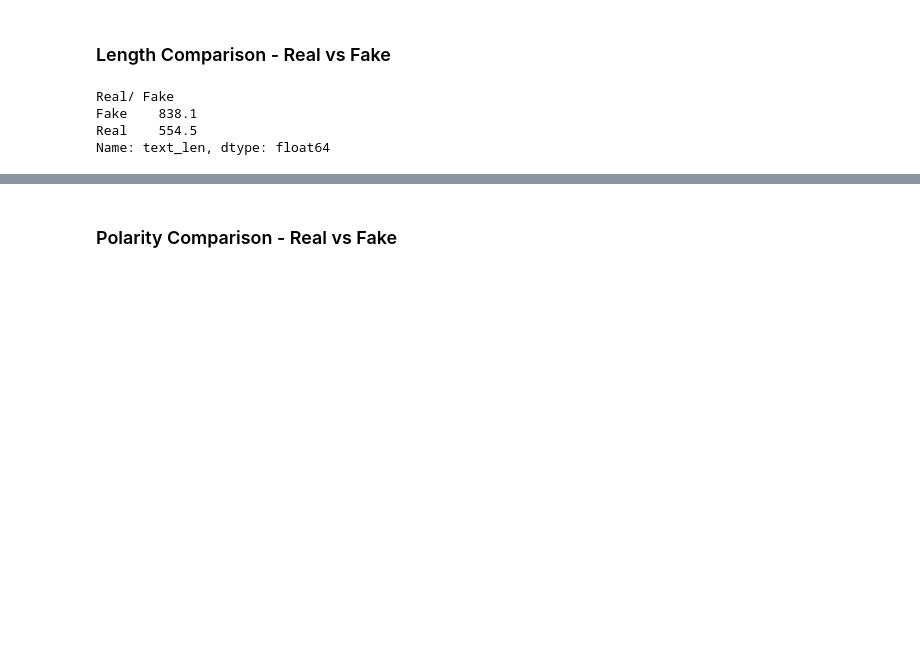
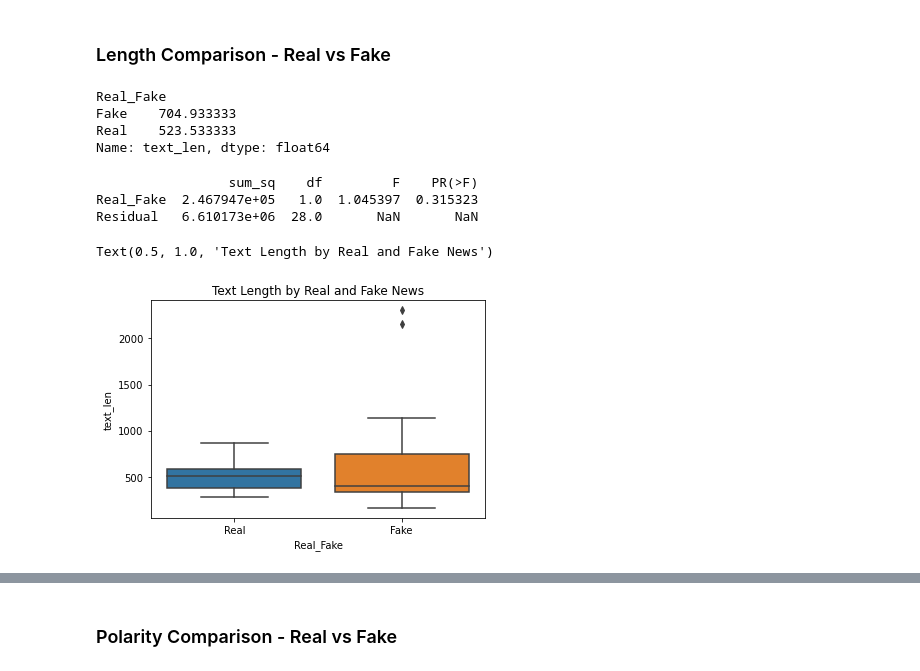
Before and after one commit to holcombek/si485, a Jupyter notebook: topic_summ_nlp.ipynb, the cells around one changed output, grey strips where cells are left out. Cells and saved outputs as stored; diff of their text form; code cells hidden in the pictures; blank space fills up the shorter version.

```diff
--- a/topic_summ_nlp.ipynb
+++ b/topic_summ_nlp.ipynb
@@ -76,17 +76,19 @@ manual_dataset
 def remove_news_agency_name(text):
     return re.sub(r"Reuters|AP|New York Times|Washington Post|Business Insider|Atlantic|Fox News|National Review|Talking Points Memo|Buzzfeed News|Guardian|NPR|Vox|CNN|BBC|Bloomberg|Daily Mail|21st Century Wire|21st Century|Al Jazeera|21WIRE|ABC News", "", text)
 # %%
-manual_dataset['Text'] = manual_dataset.Text.apply(lambda x: remove_news_agency_name(str(x)))
+news_dataset['Text'] = news_dataset.Text.apply(lambda x: remove_news_agency_name(str(x)))
 # %%
-manual_dataset['Text'] = manual_dataset.Text.apply(lambda x:str(x))
-manual_dataset['Text'] = manual_dataset.Text.apply(lambda x:x.lower())
-manual_dataset['Text'] = manual_dataset.Text.apply(lambda x:re.sub(r'[^\w\s]+', ' ', x))
+# cleaning text column for analysis
+
+news_dataset['Text'] = news_dataset.Text.apply(lambda x:str(x))
+news_dataset['Text'] = news_dataset.Text.apply(lambda x:x.lower())
+news_dataset['Text'] = news_dataset.Text.apply(lambda x:re.sub(r'[^\w\s]+', ' ', x))
 nltk.download('stopwords')
 stop_words = set(stopwords.words('english'))
 def remove_stopwords(txt):
     no_stopwords = [word for word in txt.split() if word not in stop_words]
     return ' '.join(no_stopwords)
-manual_dataset['Text'] = manual_dataset['Text'].apply(remove_stopwords)
+news_dataset['Text'] = news_dataset['Text'].apply(remove_stopwords)
 nltk.download('punkt')
 # %% [output]
 [nltk_data] Downloading package stopwords to
@@ -107,7 +120,22 @@ manual_dataset['text_len'] = manual_dataset['Text'].apply(lambda x: len(x.split(
 # %%
-manual_dataset.groupby('Real/ Fake')['text_len'].mean()
+news_dataset.groupby('Real_Fake')['text_len'].mean()
 # %% [output]
-Real/ Fake
-Fake    838.1
-Real    554.5
+Real_Fake
+Fake    704.933333
+Real    523.533333
 Name: text_len, dtype: float64
+# %%
+# ANOVA test comparing means text length of real and fake news
+text_len_ols = ols('text_len ~ Real_Fake', data=news_dataset).fit()
+table = sm.stats.anova_lm(text_len_ols, typ=2) # type 2 ANOVA DataFrame
+print(table)
+# %% [output]
+                 sum_sq    df         F    PR(>F)
+Real_Fake  2.467947e+05   1.0  1.045397  0.315323
+Residual   6.610173e+06  28.0       NaN       NaN
+# %%
+sns.boxplot(x='Real_Fake', y='text_len', data=news_dataset)
+plt.title('Text Length by Real and Fake News')
+# %% [output]
+Text(0.5, 1.0, 'Text Length by Real and Fake News')
+[figure, added]
```
Also changed, not shown: parts of 43 cells of this notebook, 1 other file.
